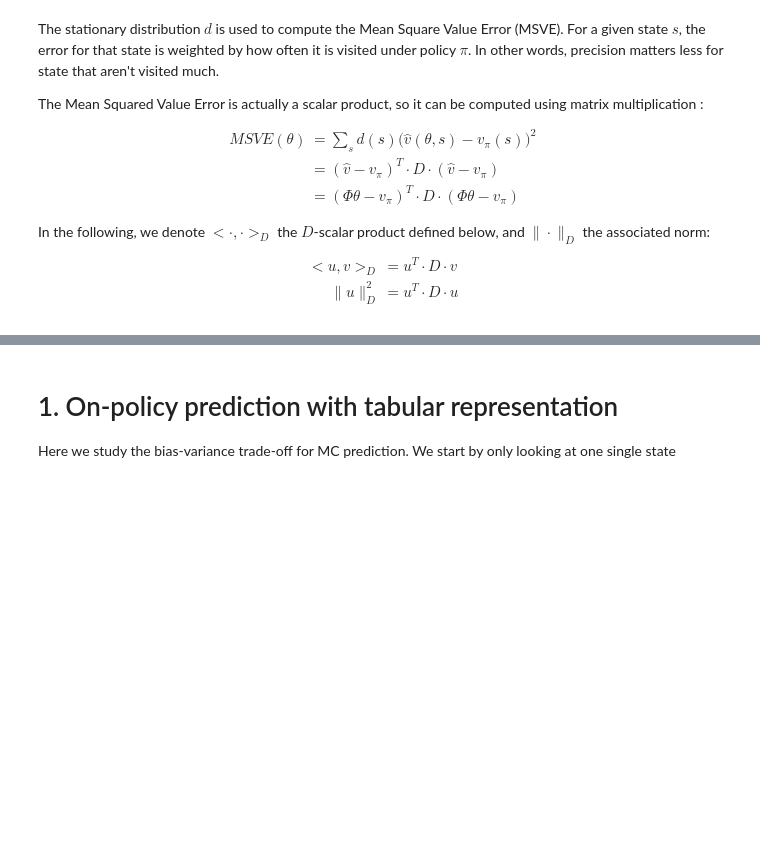
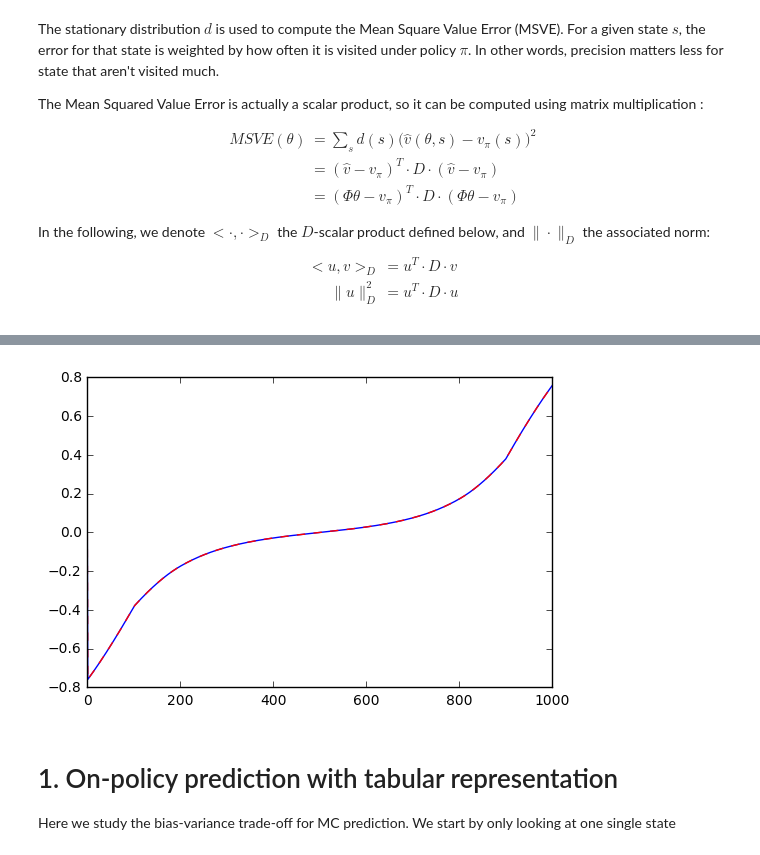
Before and after one commit to mtanneau/ReinforcementLearningClass, a Jupyter notebook: Mar24/Presentation_Mar24_MTanneau.ipynb, the cells around one changed output, grey strips where cells are left out. Drawn from its saved outputs; the diff is of its cells as text; code cells hidden in the pictures; blank space fills up the shorter version.

```diff
--- a/Mar24/Presentation_Mar24_MTanneau.ipynb
+++ b/Mar24/Presentation_Mar24_MTanneau.ipynb
@@ -143,3 +446,10 @@ A=Phi.T.dot(D).dot(Phi)
+# %%
+plt.plot(theta_DP[:,nIter_max],'b')
+#plt.plot((1.0/(1.0-gamma))*r_pi,'g')
+plt.plot(v_pi,'r--')
+plt.show()
+# %% [output]
+[figure, added]
 # %% [markdown]
 # 1. On-policy prediction with tabular representation
 
```
Also changed, not shown: parts of 17 cells of this notebook.
